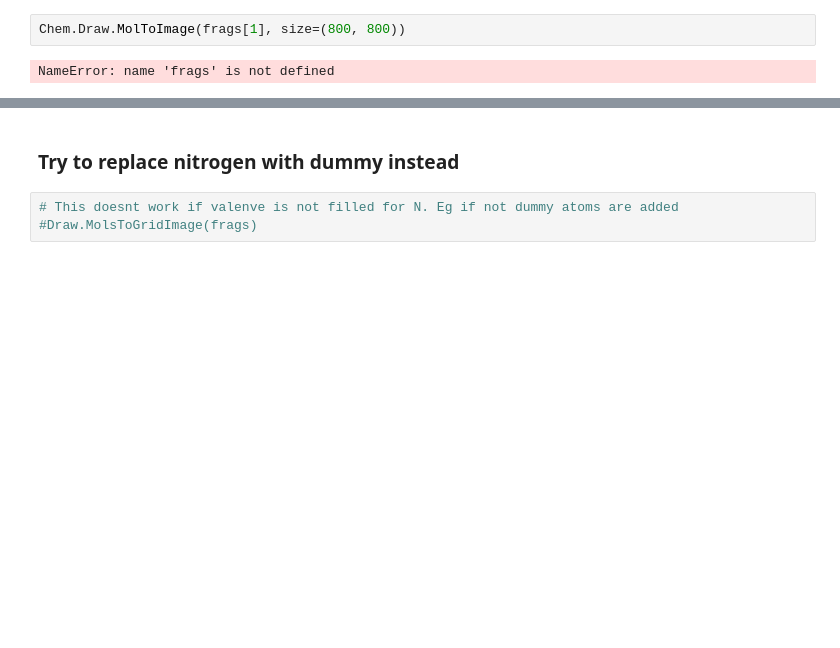
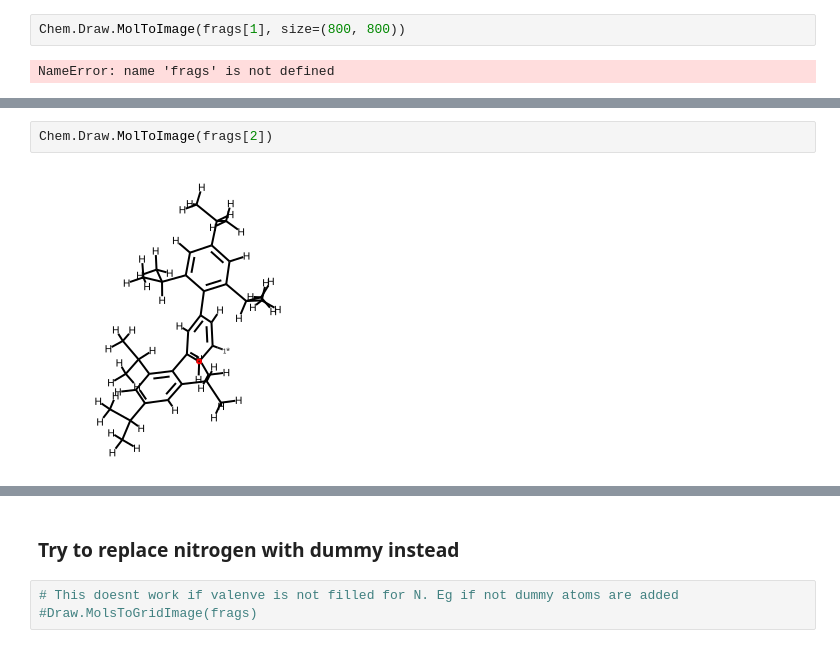
Before and after one commit to Strandgaard96/GB_GA, a Jupyter notebook: notebooks/RDKIT.ipynb, the cells around one changed output, grey strips where cells are left out. Drawn from its saved outputs; the diff is of its cells as text; blank space fills up the shorter version.

```diff
--- a/notebooks/RDKIT.ipynb
+++ b/notebooks/RDKIT.ipynb
@@ -115,0 +116,4 @@ Has substructure match: True
+# %%
+Chem.Draw.MolToImage(frags[2])
+# %% [output]
+[figure, added]
```
Also changed, not shown: parts of 4 cells of this notebook, 7 other files.
